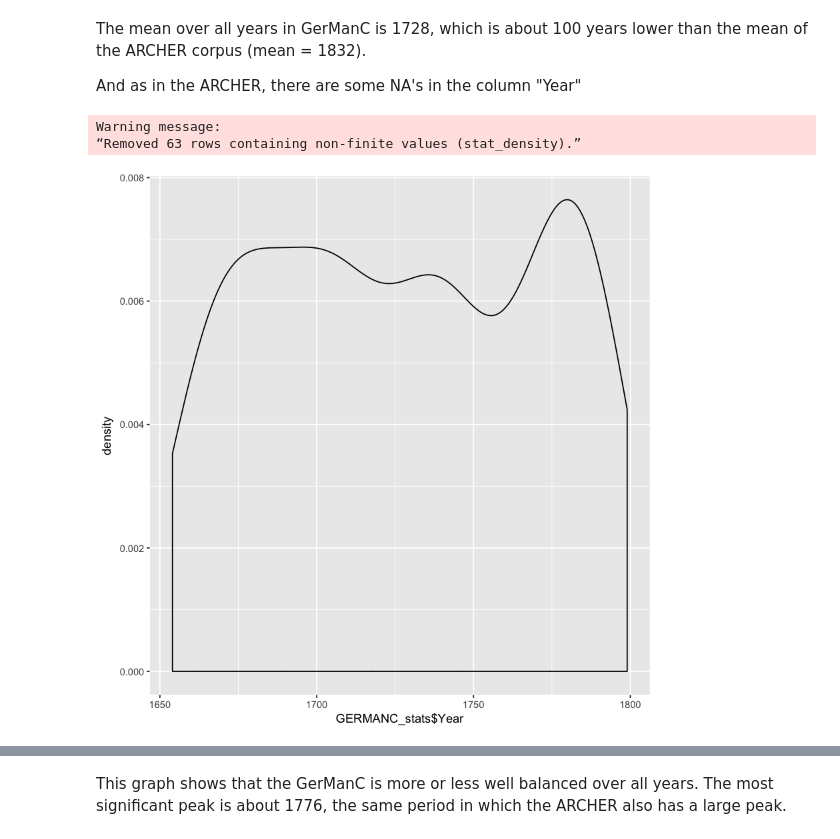
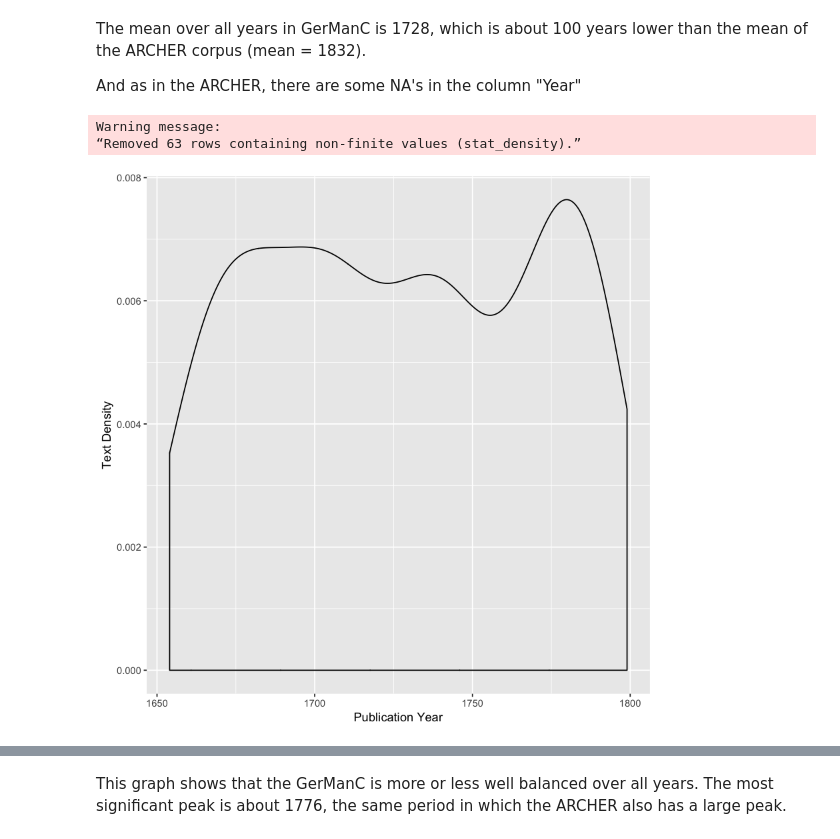
Before and after one commit to DianaLaura/MasterThesis, a Jupyter notebook: EDA.ipynb, the cells around one changed output, grey strips where cells are left out. Drawn from its saved outputs; the diff is of its cells as text; code cells hidden in the pictures.

```diff
--- a/EDA.ipynb
+++ b/EDA.ipynb
@@ -412,8 +422,8 @@ The mean over all years in GerManC is 1728, which is about 100 years lower than
 
 And as in the ARCHER, there are some NA's in the column "Year"
 # %%
-ggplot(GERMANC_stats,aes(x=GERMANC_stats$Year)) + geom_density(kernel='gaussian')
+ggplot(GERMANC_stats,aes(x=GERMANC_stats$Year)) + geom_density(kernel='gaussian') + xlab("Publication Year") + ylab("Text Density")
 # %% [output]
 Warning message:
 “Removed 63 rows containing non-finite values (stat_density).”
-[figure, old version]
+[figure, new version]
```
Also changed, not shown: parts of 9 cells of this notebook, 7 other files.
